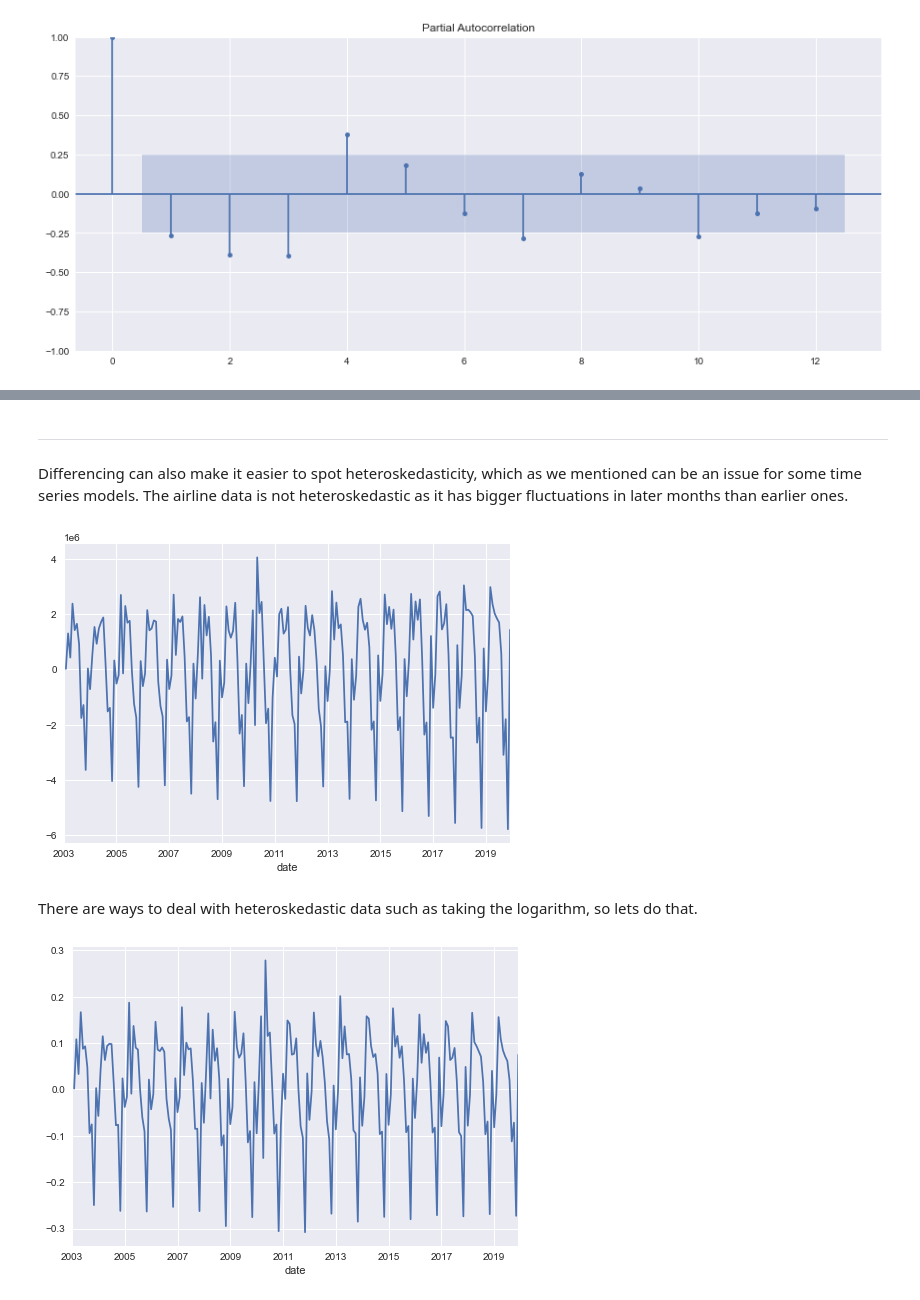
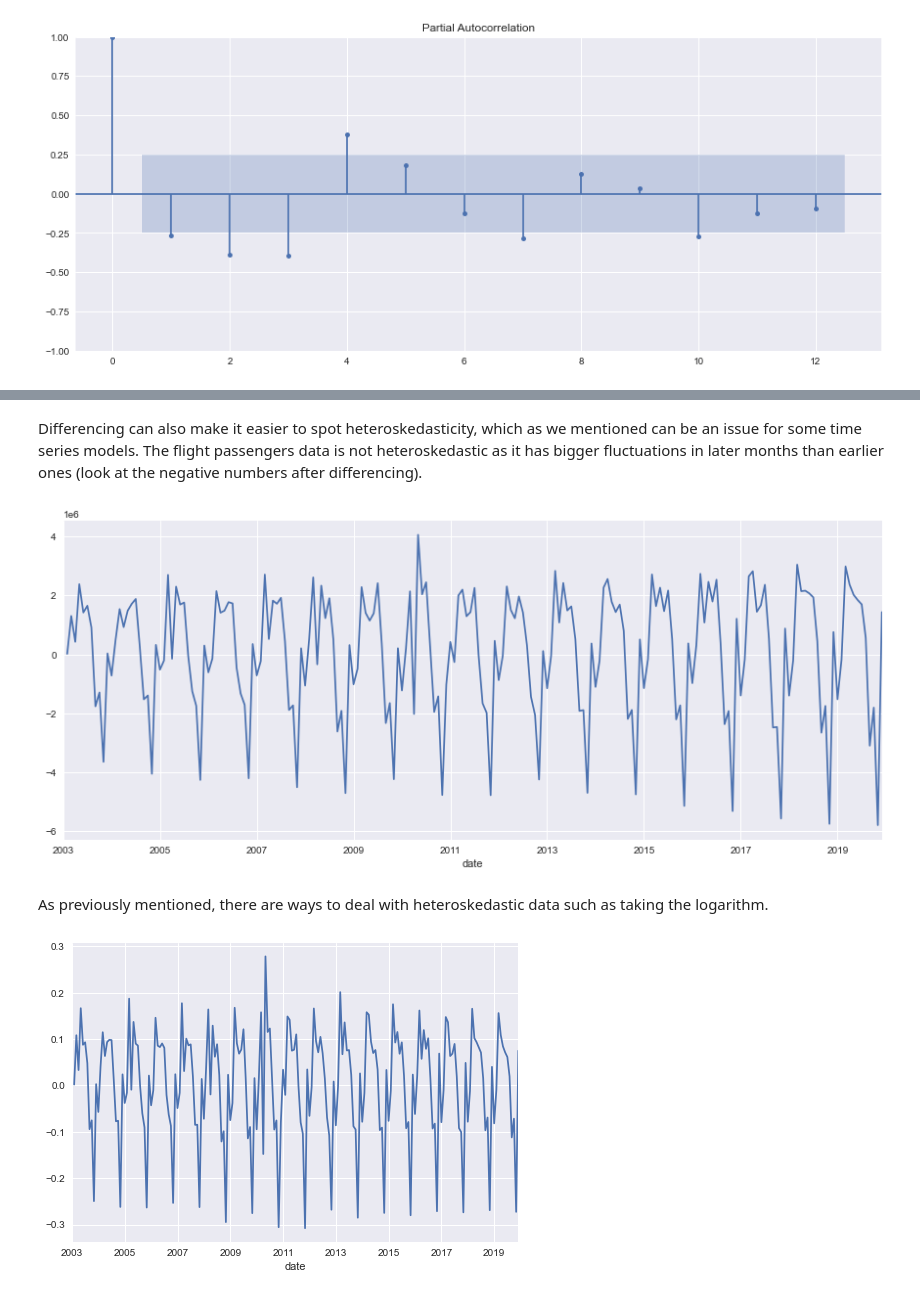
Before and after one commit to Eldave93/machine-learning-workbooks, a Jupyter notebook: 12-time-series/12_workbook.ipynb, the cells around one changed output, grey strips where cells are left out. Drawn from its saved outputs; the diff is of its cells as text; code cells hidden in the pictures.

```diff
--- a/12-time-series/12_workbook.ipynb
+++ b/12-time-series/12_workbook.ipynb
@@ -1357,12 +1383,11 @@ Resample the covid data to get the total cases per week and look at the autocorr
 # %% [markdown]
----
-Differencing can also make it easier to spot heteroskedasticity, which as we mentioned can be an issue for some time series models. The airline data is not heteroskedastic as it has bigger fluctuations in later months than earlier ones.
+Differencing can also make it easier to spot heteroskedasticity, which as we mentioned can be an issue for some time series models. The flight passengers data is not heteroskedastic as it has bigger fluctuations in later months than earlier ones (look at the negative numbers after differencing).
 # %%
-uk_flight_pass.diff().plot();
+uk_flight_pass.diff().plot(figsize=(15,6));
 # %% [output]
-[figure, old version]
+[figure, new version]
 # %% [markdown]
-There are ways to deal with heteroskedastic data such as taking the logarithm, so lets do that.
+As previously mentioned, there are ways to deal with heteroskedastic data such as taking the logarithm.
 # %%
 import numpy as np
 
```
Also changed, not shown: parts of 135 cells of this notebook, 1 other file.
